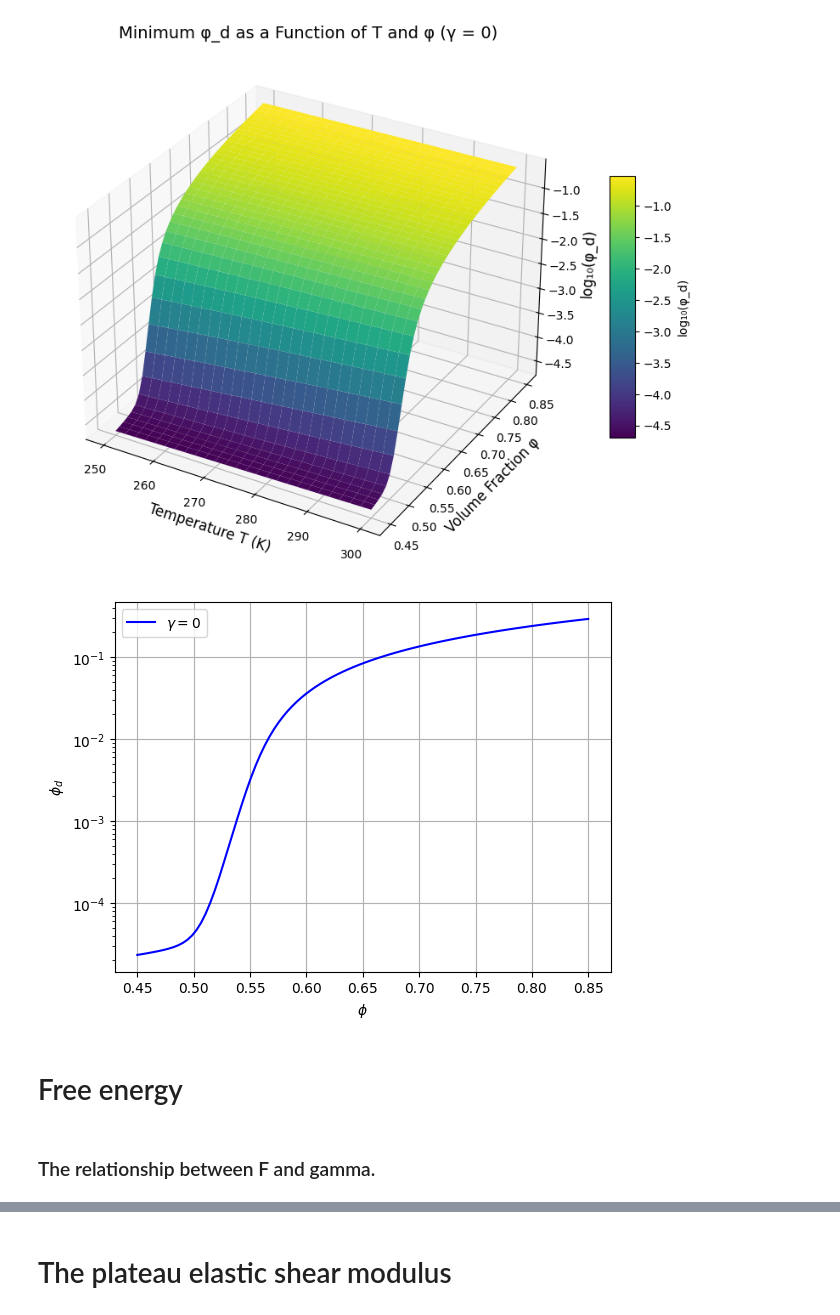
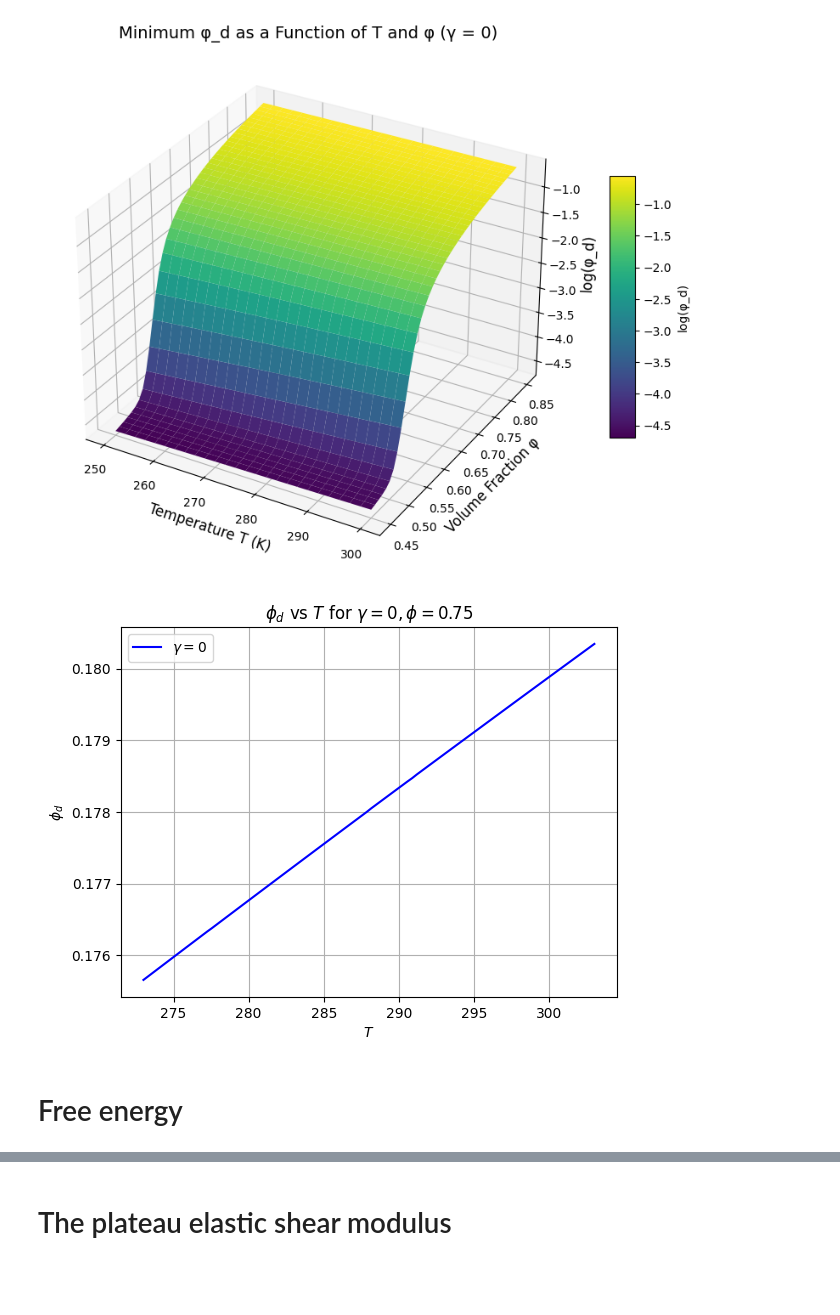
Before and after one commit to inxslynne/thesisproject, a Jupyter notebook: Kim&Mason/py-kimmason-considerT.ipynb, the cells around one changed output, grey strips where cells are left out. Cells and saved outputs as stored; diff of their text form; code cells hidden in the pictures; blank space fills up the shorter version.

```diff
--- a/Kim&Mason/py-kimmason-considerT.ipynb
+++ b/Kim&Mason/py-kimmason-considerT.ipynb
@@ -26,7 +27,7 @@ z = 1                # Valence of the ions (monovalent for SDS)
 # %%
-def computr = epsilon_r * epsilon_0 * k_B * T
-    denominator = 2 * e**2 * I *e_lambda_D(T):
-    numerato N_A * 1e3
+def compute_lambda_D(T):
+    numerator = epsilon_r * epsilon_0 * k_B * T
+    denominator = 2 * e**2 * I  * N_A  * 1e3
     lambda_D = np.sqrt(numerator / denominator)
     return lambda_D
 # %%
@@ -36,9 +41,8 @@ np.float64(3.357343068814714e-09)
 # %%
 def compute_psi_0(T):
-    sigma_e = 2 * e / (1e-18)  # Convert 2 e⁻/nm² to C/m²
-    c_0 = 10e-3  # Bulk molar concentration in mol/m³ (10 mM)
+    sigma_e = 2 * e / (1e-18)  # Convert 2 e/nm² to C/m²
     numerator = 2 * k_B * T / (z * e)
-    denominator = np.sqrt(8 * c_0 * epsilon_r * epsilon_0 * R * T)j,
+    denominator = np.sqrt(8 * c_0 * epsilon_r * epsilon_0 * R * T)
     argument = sigma_e / denominator
     psi_0 = numerator * np.arcsinh(argument)
     return psi_0
@@ -141,12 +141,12 @@ surf = ax.plot_surface(T_mesh, phi_mesh, phi_d_min_log, cmap='viridis', edgecolo
 # Add labels and title
 ax.set_xlabel('Temperature T (K)', fontsize=12)
 ax.set_ylabel('Volume Fraction φ', fontsize=12)
-ax.set_zlabel('log₁₀(φ_d)', fontsize=12)
+ax.set_zlabel('log(φ_d)', fontsize=12)
 ax.set_title('Minimum φ_d as a Function of T and φ (γ = 0)', fontsize=14)
 
 # Add a color bar
-fig.colorbar(surf, shrink=0.5, aspect=10, label='log₁₀(φ_d)')
+fig.colorbar(surf, shrink=0.5, aspect=10, label='log(φ_d)')
 
 plt.show()
 # %% [output]
-[figure, old version]
+[figure, new version]
@@ -175,31 +153,17 @@ def F_tot(phi_d, phi, gamma):
-# %%
-def find_min_phi_d(phi, gamma):
-    boundary_condition = phi_c - phi - alpha * gamma**2
-    if boundary_condition > 0:
-        lower_bound = 0.0
-    else:
-        lower_bound = phi + alpha * gamma**2 - phi_c
-    upper_bound = 0.35
-    def objective(phi_d):
-        return F_tot(phi_d, phi, gamma)
-    result = minimize_scalar(objective, bounds=(lower_bound, upper_bound), method='bounded')
-    return result.x, result.fun
 # %%
-phi_values = np.linspace(0.45, 0.85, 100)
-phi_d_values = [find_min_phi_d(phi, 0)[0] for phi in phi_values]
+T_values = np.linspace(273, 303, 100)
+phi_d_values = [find_min_phi_d(0.75, 0,T)[0] for T in T_values]
 
 # Plotting
-plt.plot(phi_values, phi_d_values, label=r'$\gamma=0$', color='blue')
-plt.xlabel(r'$\phi$')
-plt.ylabel(r'$\phi_d$')
-# plt.title(r'$\phi_d$ vs $\phi$ for $\gamma=0$')
+plt.plot(T_values, phi_d_values, label=r'$\gamma=0$', color='blue')
+plt.xlabel(r'$T$')
+plt.ylabel(r'$ \phi_d$')
+plt.title(r'$\phi_d$ vs $T$ for $\gamma=0, \phi=0.75$')
 plt.legend()
 plt.grid(True)
-plt.yscale('log')
+# plt.yscale('log')
 plt.show()
 # %% [output]
-[figure, old version]
+[figure, new version]
 # %% [markdown]
 # Free energy
-# %% [markdown]
-### The relationship between F and gamma.
```
Also changed, not shown: parts of 34 cells of this notebook, 2 other files.
